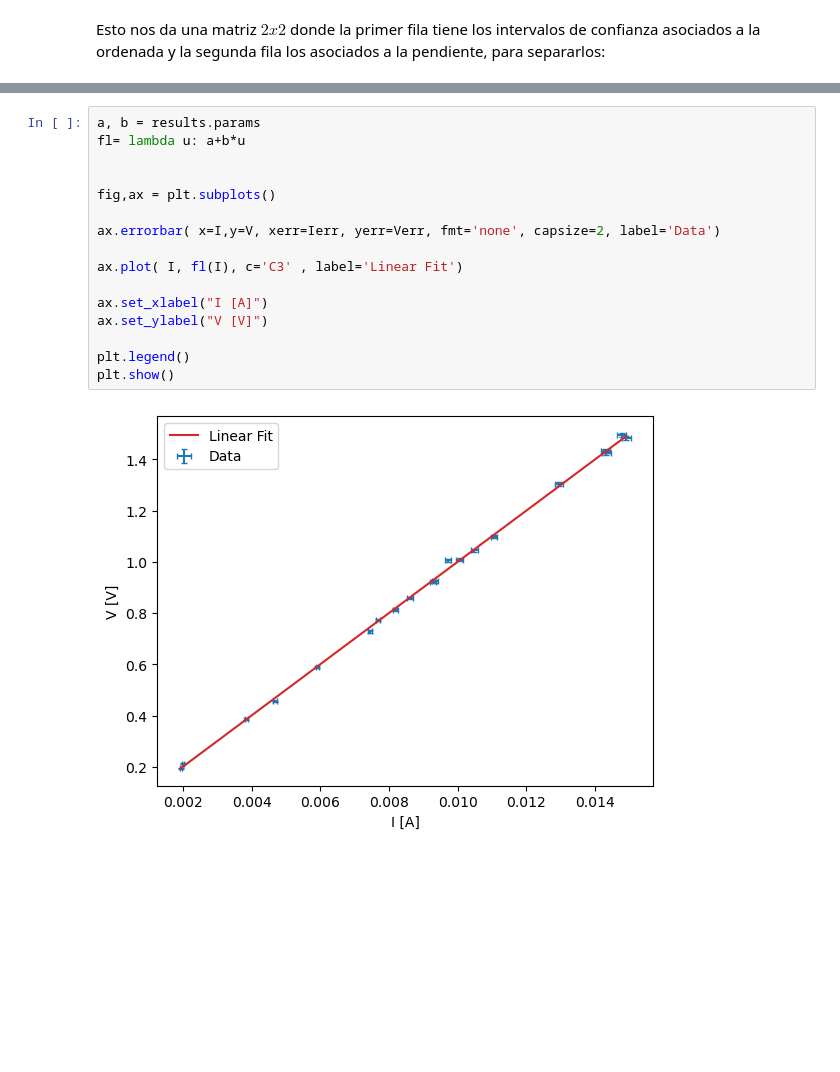
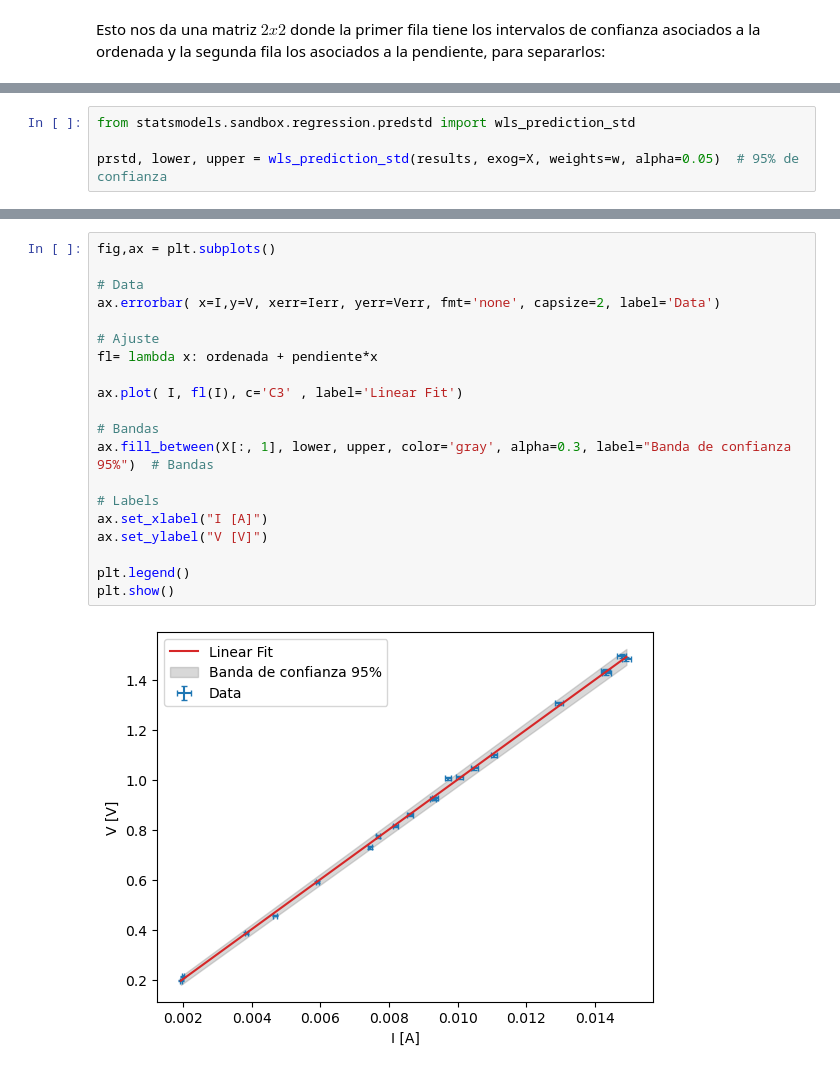
Before and after one commit to chacoma/LABO3_DF_UBA, a Jupyter notebook: Programas/Tutorial_Ajuste_lineal.ipynb, the cells around one changed output, grey strips where cells are left out. Cells and saved outputs as stored; diff of their text form; blank space fills up the shorter version.

```diff
--- a/Programas/Tutorial_Ajuste_lineal.ipynb
+++ b/Programas/Tutorial_Ajuste_lineal.ipynb
@@ -188,0 +195,4 @@ Note que el intervalo donde se encuentra el valor real del intercepto encierra a
+# %%
+from statsmodels.sandbox.regression.predstd import wls_prediction_std
+
+prstd, lower, upper = wls_prediction_std(results, exog=X, weights=w, alpha=0.05)  # 95% de confianza
@@ -189,18 +207,22 @@ Note que el intervalo donde se encuentra el valor real del intercepto encierra a
 # %%
-a, b = results.params
-fl= lambda u: a+b*u
-
-
 fig,ax = plt.subplots()
 
+# Data
 ax.errorbar( x=I,y=V, xerr=Ierr, yerr=Verr, fmt='none', capsize=2, label='Data')
+
+# Ajuste
+fl= lambda x: ordenada + pendiente*x
 
 ax.plot( I, fl(I), c='C3' , label='Linear Fit')
 
+# Bandas
+ax.fill_between(X[:, 1], lower, upper, color='gray', alpha=0.3, label="Banda de confianza 95%")  # Bandas
+
+# Labels
 ax.set_xlabel("I [A]")
 ax.set_ylabel("V [V]")
 
 plt.legend()
 plt.show()
 # %% [output]
-[figure, old version]
+[figure, new version]
```
Also changed, not shown: parts of 5 cells of this notebook.
